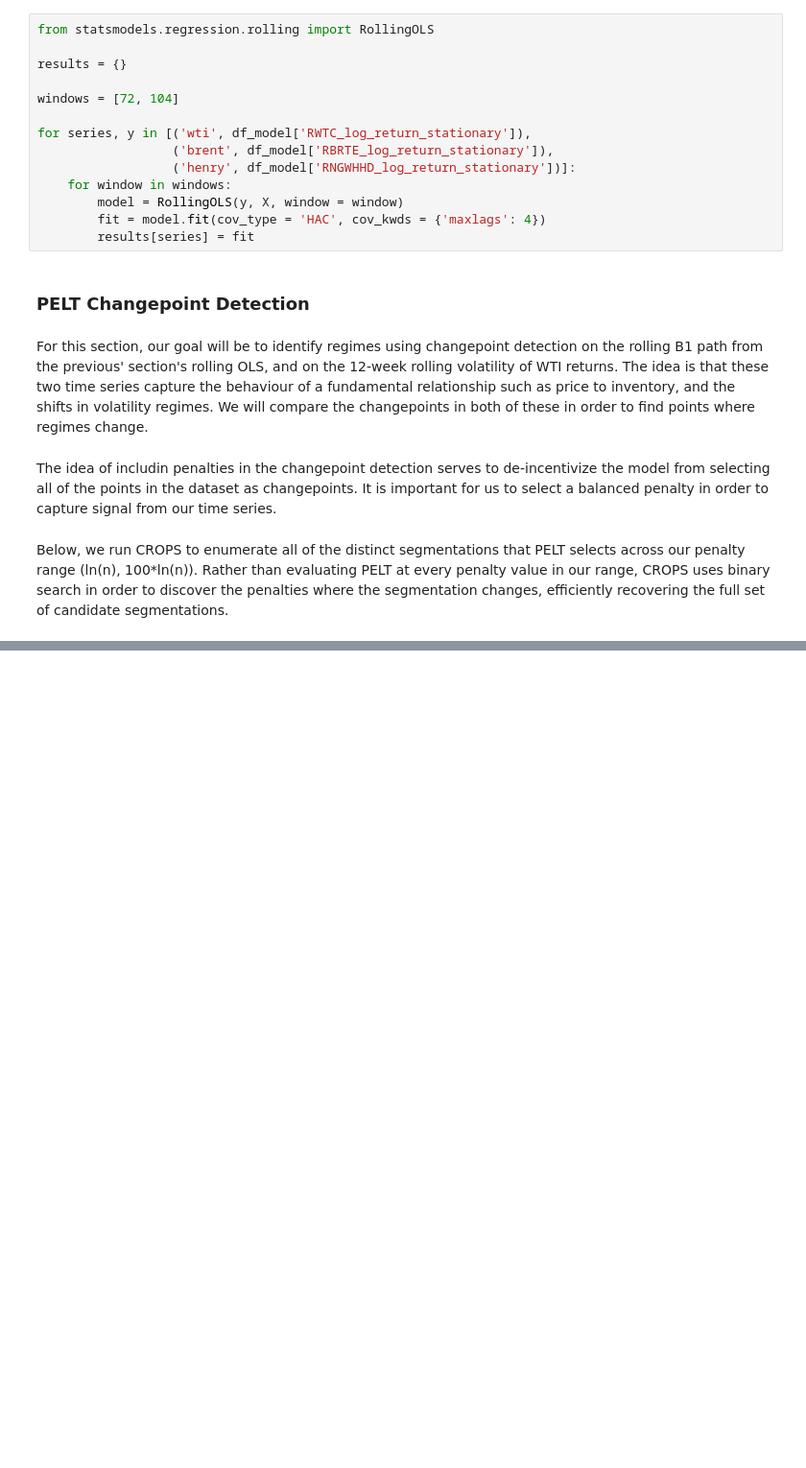
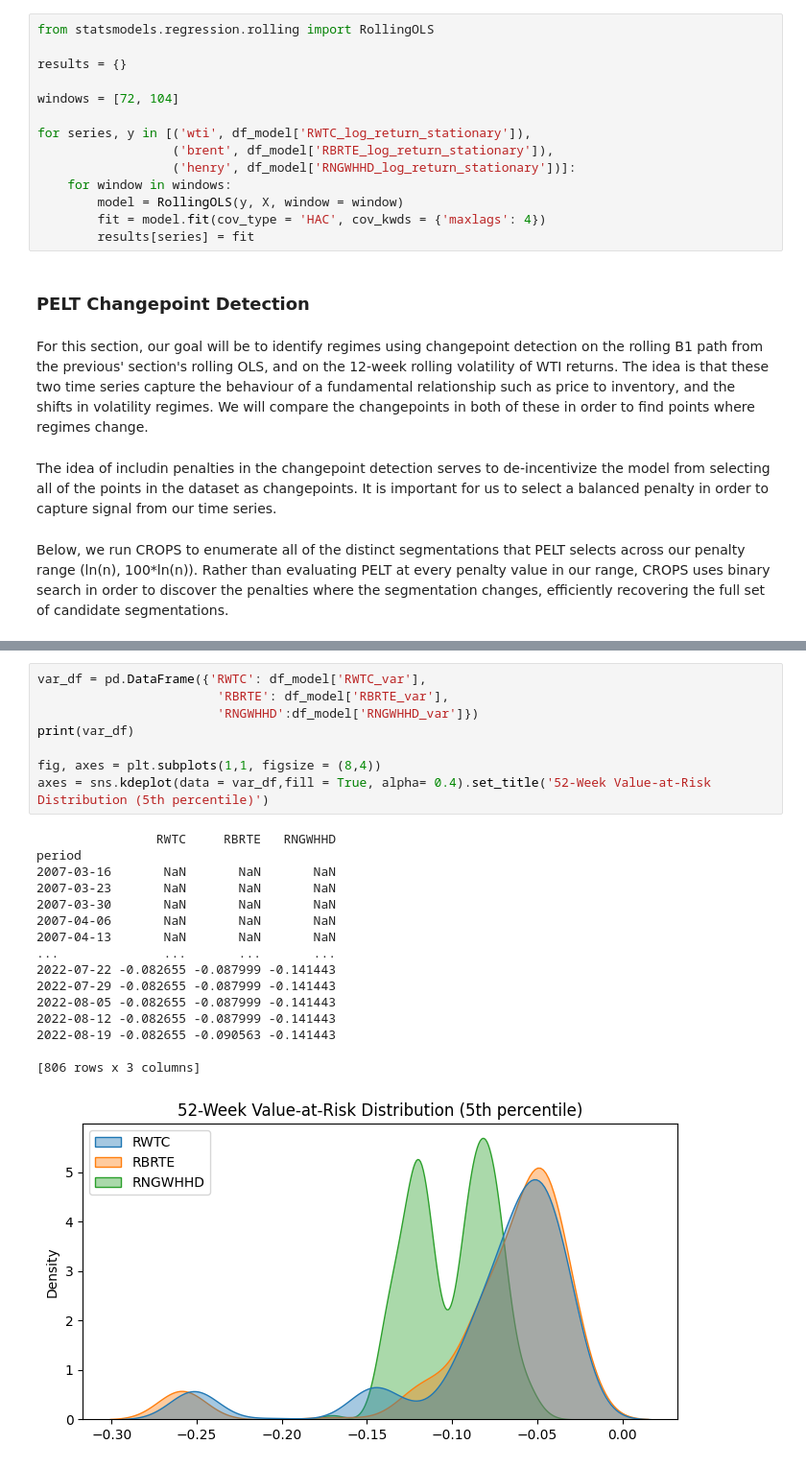
Before and after one commit to beniciouhart/regime-detection, a Jupyter notebook: notebooks/demo.ipynb, the cells around one changed output, grey strips where cells are left out. Shown at 96% size. Saved outputs shown, nothing was run; the diff lists cells and outputs as text; blank space fills up the shorter version.

Commit message:
Calculated VaR along with some plots to understand it's distribution along with each series' log returns

```diff
--- a/notebooks/demo.ipynb
+++ b/notebooks/demo.ipynb
@@ -406,0 +439,25 @@ run_crops_ruptures()
+# %%
+var_df = pd.DataFrame({'RWTC': df_model['RWTC_var'],
+                        'RBRTE': df_model['RBRTE_var'],
+                        'RNGWHHD':df_model['RNGWHHD_var']})
+print(var_df)
+
+fig, axes = plt.subplots(1,1, figsize = (8,4))
+axes = sns.kdeplot(data = var_df,fill = True, alpha= 0.4).set_title('52-Week Value-at-Risk Distribution (5th percentile)')
+# %% [output]
+                RWTC     RBRTE   RNGWHHD
+period
+2007-03-16       NaN       NaN       NaN
+2007-03-23       NaN       NaN       NaN
+2007-03-30       NaN       NaN       NaN
+2007-04-06       NaN       NaN       NaN
+2007-04-13       NaN       NaN       NaN
+...              ...       ...       ...
+2022-07-22 -0.082655 -0.087999 -0.141443
+2022-07-29 -0.082655 -0.087999 -0.141443
+2022-08-05 -0.082655 -0.087999 -0.141443
+2022-08-12 -0.082655 -0.087999 -0.141443
+2022-08-19 -0.082655 -0.090563 -0.141443
+
+[806 rows x 3 columns]
+[figure, added]
```
Also changed, not shown: parts of 13 cells of this notebook.
